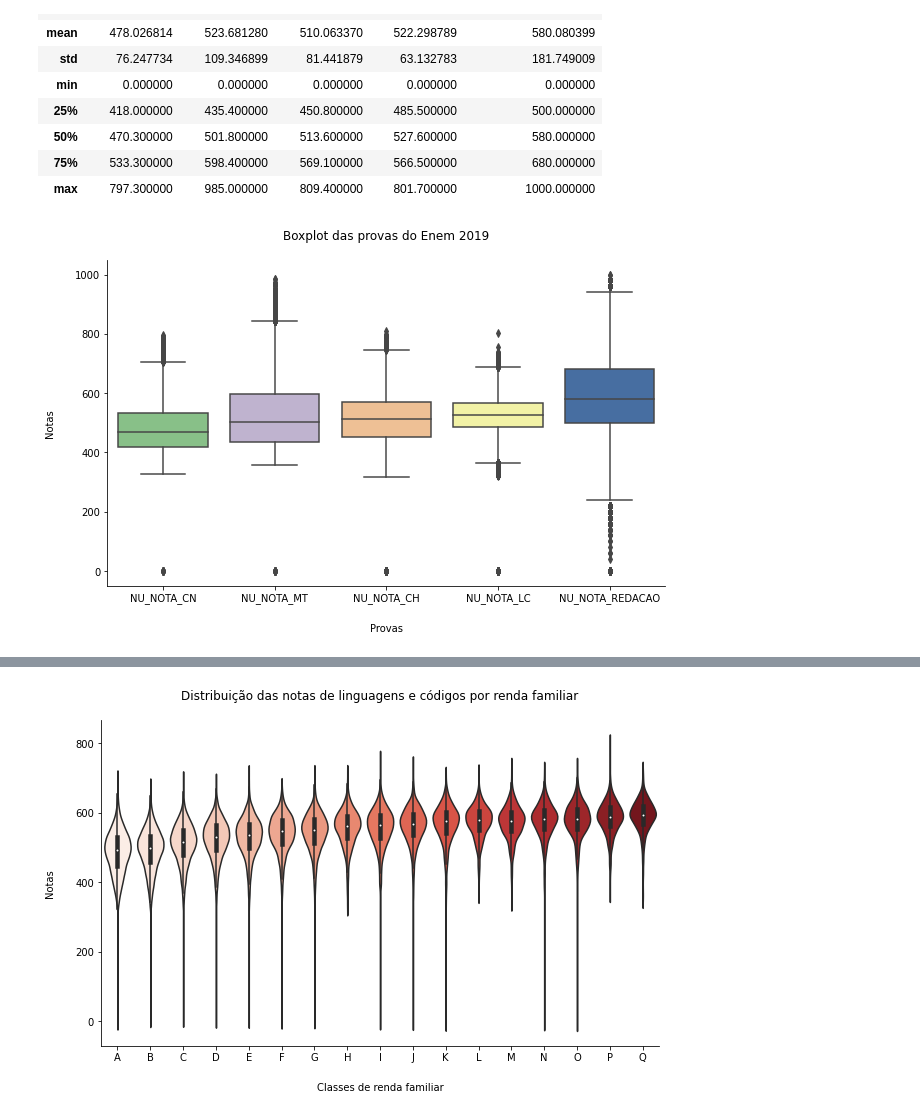
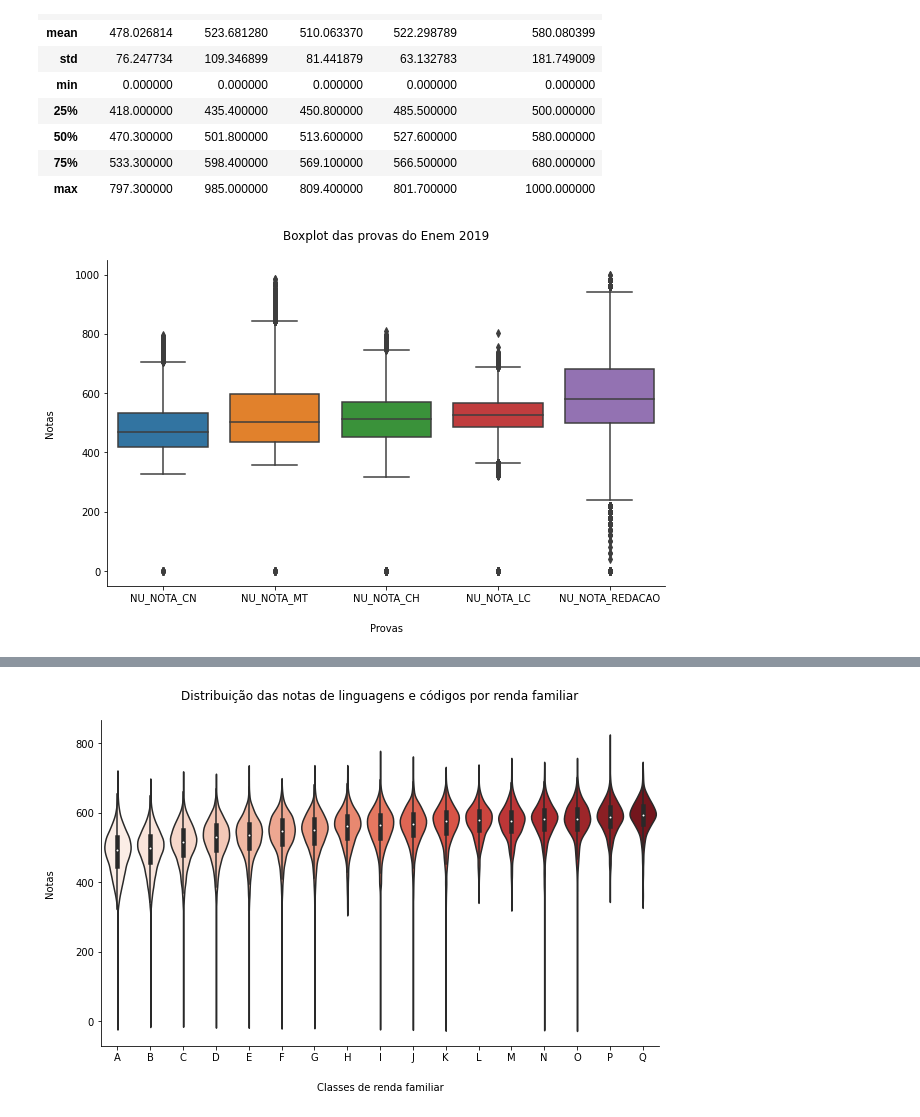
Before and after one commit to vinismachadoo/alura-imersao-dados-2, a Jupyter notebook: microdados_enem_2019.ipynb, the cells around one changed output, grey strips where cells are left out. Saved outputs shown, nothing was run; the diff lists cells and outputs as text; code cells hidden in the pictures.

```diff
--- a/microdados_enem_2019.ipynb
+++ b/microdados_enem_2019.ipynb
@@ -305,13 +312,13 @@ notas.describe()
 | max | 797.300000 | 985.000000 | 809.400000 | 801.700000 | 1000.000000 |
 # %%
 fig, ax = plt.subplots(figsize=(10,6))
-sns.boxplot(data=notas, palette="Accent")
+sns.boxplot(data=notas, palette="tab10")
 plt.title('Boxplot das provas do Enem 2019', pad=20, fontsize=12, color='black')
 plt.xlabel('Provas', labelpad=20)
 plt.ylabel('Notas', labelpad=20)
 sns.despine()
 plt.show()
 # %% [output]
-[figure, old version]
+[figure, new version]
 # %%
 fig, ax = plt.subplots(figsize=(10,6))
```
Also changed, not shown: parts of 49 cells of this notebook.
